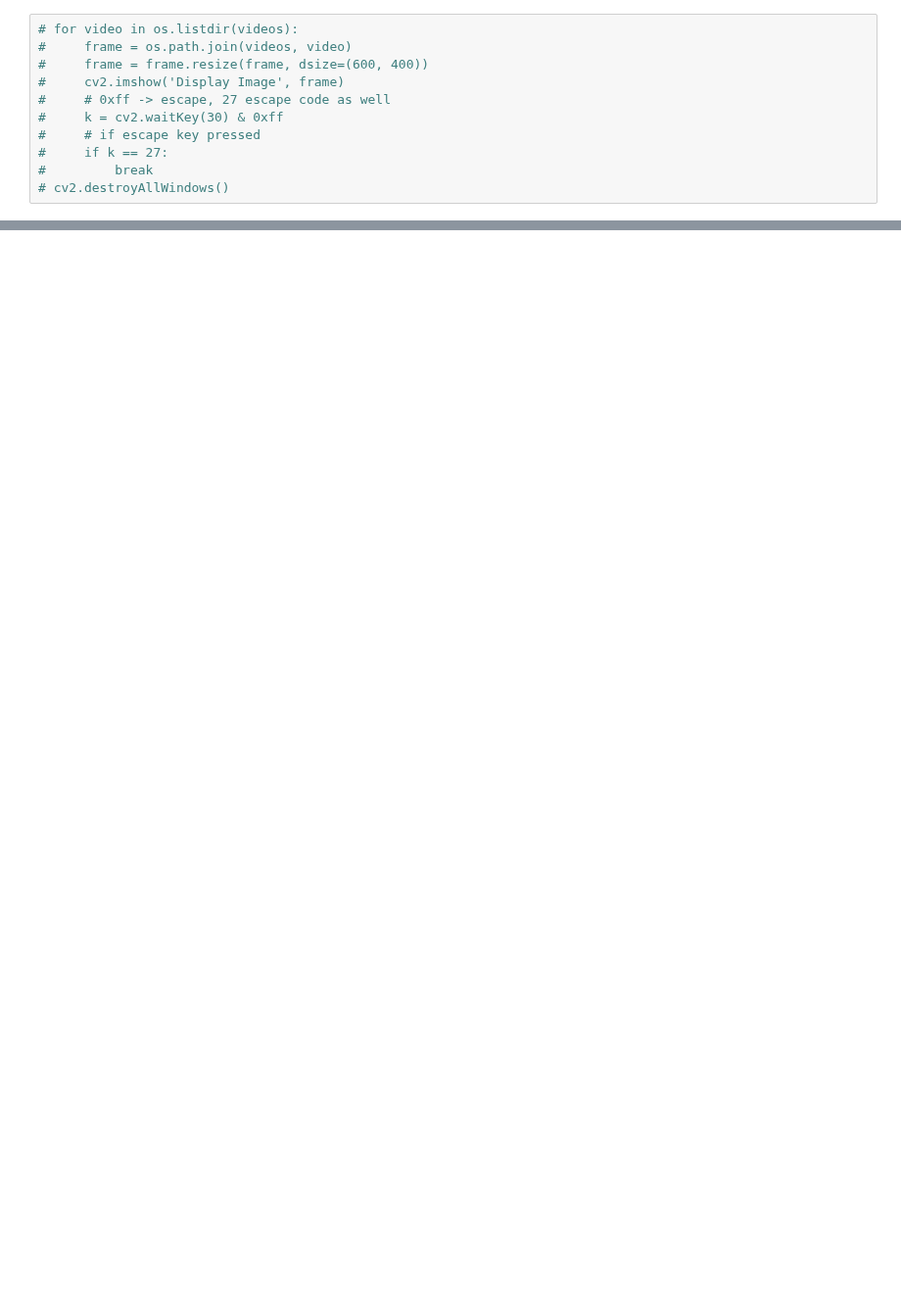
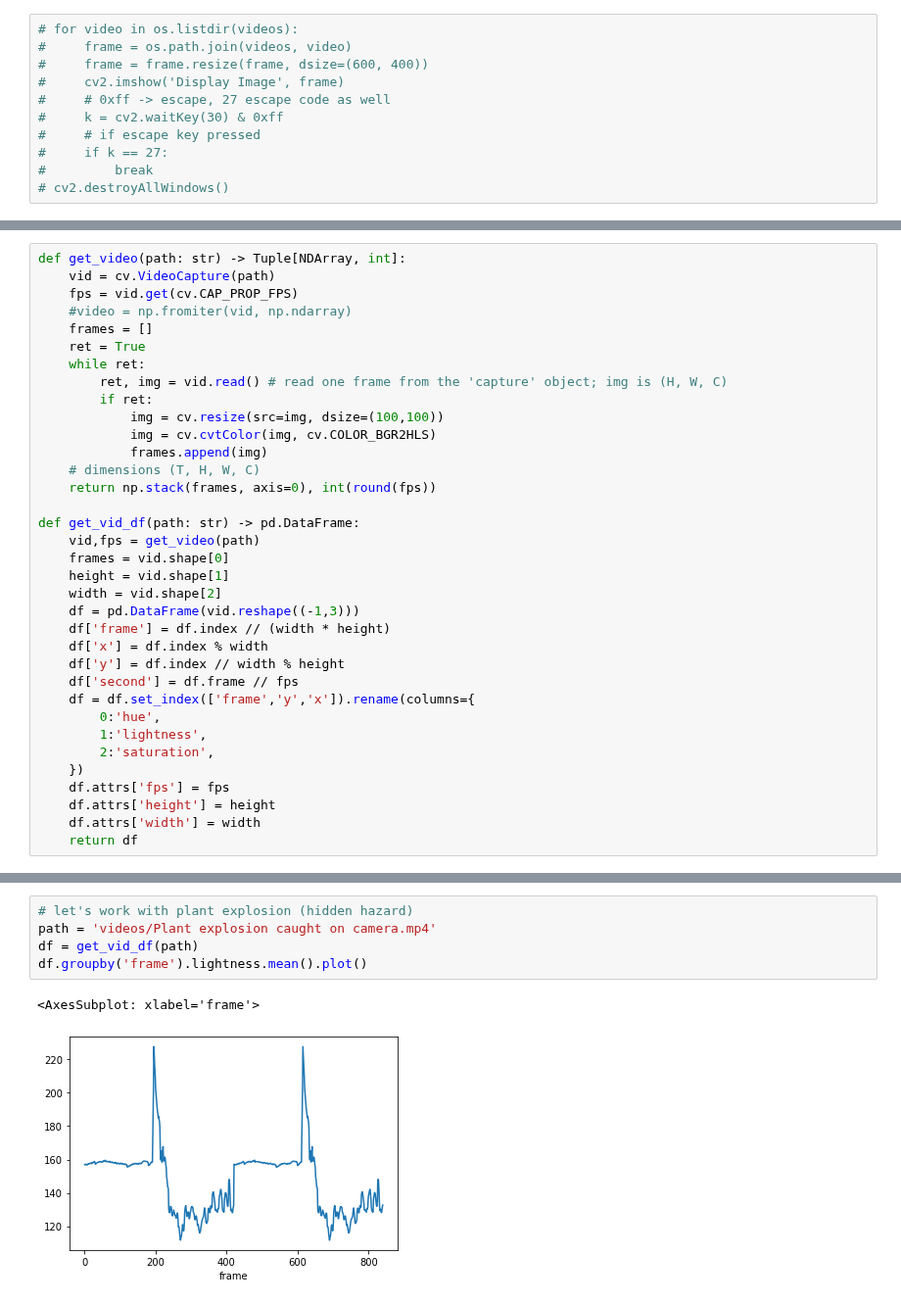
Before and after one commit to dream-team-nadia-woody/epilator, a Jupyter notebook: video_to_frame.ipynb, the cells around one changed output, grey strips where cells are left out. Shown at 98% size. Drawn from its saved outputs; the diff is of its cells as text; blank space fills up the shorter version.

```diff
--- a/video_to_frame.ipynb
+++ b/video_to_frame.ipynb
@@ -51,0 +44,35 @@ videos = 'videos/'
+# %%
+def get_video(path: str) -> Tuple[NDArray, int]:
+    vid = cv.VideoCapture(path)
+    fps = vid.get(cv.CAP_PROP_FPS)
+    #video = np.fromiter(vid, np.ndarray)
+    frames = []
+    ret = True
+    while ret:
+        ret, img = vid.read() # read one frame from the 'capture' object; img is (H, W, C)
+        if ret:
+            img = cv.resize(src=img, dsize=(100,100))
+            img = cv.cvtColor(img, cv.COLOR_BGR2HLS)
+            frames.append(img)
+    # dimensions (T, H, W, C)
+    return np.stack(frames, axis=0), int(round(fps))
+
+def get_vid_df(path: str) -> pd.DataFrame:
+    vid,fps = get_video(path)
+    frames = vid.shape[0]
+    height = vid.shape[1]
+    width = vid.shape[2]
+    df = pd.DataFrame(vid.reshape((-1,3)))
+    df['frame'] = df.index // (width * height)
+    df['x'] = df.index % width
+    df['y'] = df.index // width % height
+    df['second'] = df.frame // fps
+    df = df.set_index(['frame','y','x']).rename(columns={
+        0:'hue',
+        1:'lightness',
+        2:'saturation',
+    })
+    df.attrs['fps'] = fps
+    df.attrs['height'] = height
+    df.attrs['width'] = width
+    return df
@@ -51,0 +90,8 @@ videos = 'videos/'
+# %%
+# let's work with plant explosion (hidden hazard)
+path = 'videos/Plant explosion caught on camera.mp4'
+df = get_vid_df(path)
+df.groupby('frame').lightness.mean().plot()
+# %% [output]
+<AxesSubplot: xlabel='frame'>
+[figure, added]
```
Also changed, not shown: parts of 73 cells of this notebook, 2 other files.
